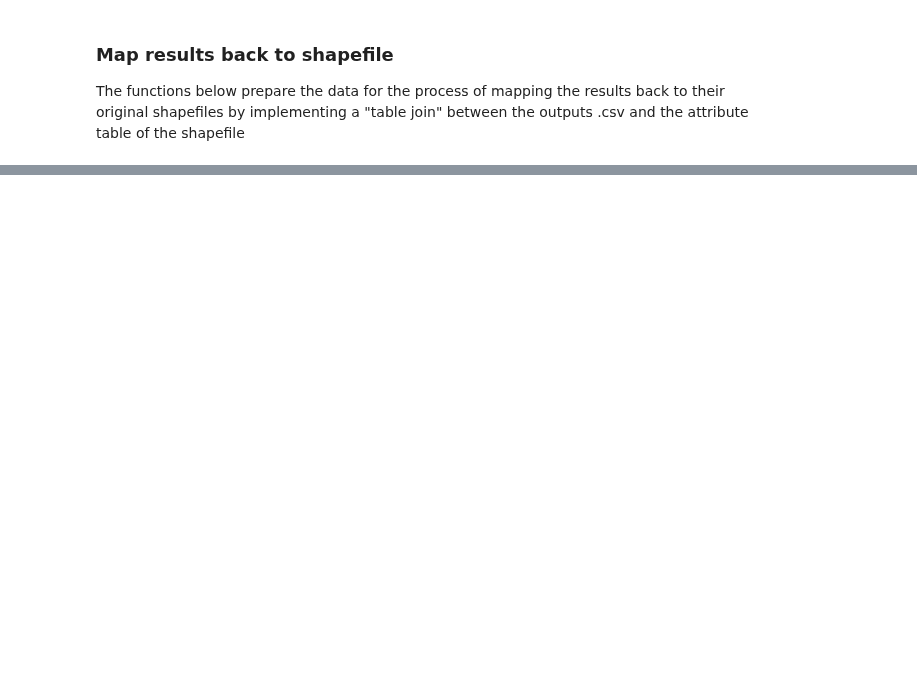
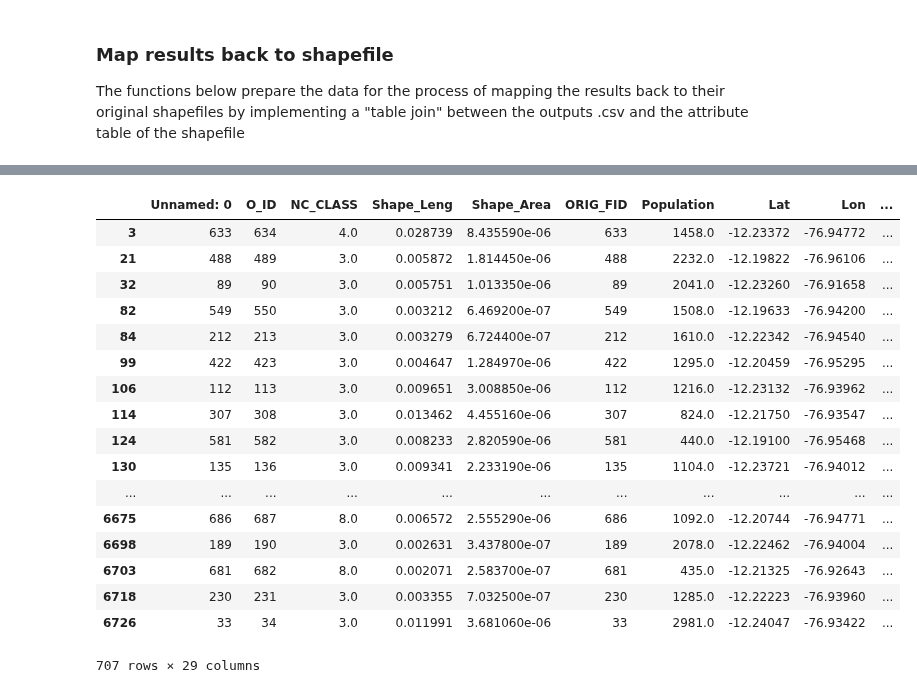
Before and after one commit to worldbank/GOST_PublicGoods, a Jupyter notebook: Implementations/Peru_Lima_Optimization/JupyterNotebooks/Step4 - Post accessibility analysis - data preparation and mapping of the OD.ipynb, the cells around one changed output, grey strips where cells are left out. Cells and saved outputs as stored; diff of their text form; code cells hidden in the pictures; blank space fills up the shorter version.

```diff
--- a/Implementations/Peru_Lima_Optimization/JupyterNotebooks/Step4 - Post accessibility analysis - data preparation and mapping of the OD.ipynb
+++ b/Implementations/Peru_Lima_Optimization/JupyterNotebooks/Step4 - Post accessibility analysis - data preparation and mapping of the OD.ipynb
@@ -16,15 +20,13 @@ import numpy as np
 # %%
 #define the paths to the origins, destinations and .pickle file
-pth = r'C:\Users\gost_\Desktop\lima\data\OD'
+#pth = r'C:\Users\gost_\Desktop\lima\data\OD'
+pth = r'../../../../lima_optimization_output'
 pckle = r'biggest_subg.pickle'
 walk_speed = 4
 WGS = {'init':'epsg:4326'}
 measure_crs = {'init':'epsg:32718'}
 # %%
 # read  file
-OD_name = r'output_gt_origins_destinations.csv'
-OD = pd.read_csv(os.path.join(pth, OD_name), sep=';')
-#OD = OD.rename(columns = {'Unnamed: 0':'O_ID'})
-OD_ = OD.set_index('O_ID')
-OD = OD_.replace([np.inf, -np.inf], np.nan)
-OD['Minimum'] = OD.loc[:,:].min(axis=1)
+OD_name = r'saved_OD.csv'
+OD = pd.read_csv(os.path.join(pth, OD_name), sep=',')
+OD = OD.rename(columns = {'Unnamed: 0':'O_ID'})
@@ -34,6 +60,6 @@ OD[:10]
 ### PREPARE ORIGIN FILE
 # set index to nearest node to match on the travel time from that node to nearest destination (OD['Minimum'])
 orig = pd.read_csv(os.path.join(pth, 'origins_snapped.csv'))
-orig = orig.rename({'ID':'OBJECTID'}, axis = 1) # rename ID column to 'OBJECTID'
+#orig = orig.rename({'ID':'OBJECTID'}, axis = 1) # rename ID column to 'OBJECTID'
 orig = orig.set_index('NN') # used for matching on the OD matrix
-orig[:10]
+orig[:5]
@@ -40,3 +73,0 @@ orig[:10]
-# %%
-orig['closest_hosp'] = OD['Minimum'] # here we match on closest hospital
-orig[:5]
@@ -43,3 +76,27 @@ orig[:5]
+# %%
+#need to relook at this
+#join works on the index as default
+join = orig.join(OD)
+join
+# %% [output]
+|  | Unnamed: 0 | O_ID | NC_CLASS | Shape_Leng | Shape_Area | ORIG_FID | Population | Lat | Lon | ... |
+| 3 | 633 | 634 | 4.0 | 0.028739 | 8.435590e-06 | 633 | 1458.0 | -12.23372 | -76.94772 | ... |
+| 21 | 488 | 489 | 3.0 | 0.005872 | 1.814450e-06 | 488 | 2232.0 | -12.19822 | -76.96106 | ... |
+| 32 | 89 | 90 | 3.0 | 0.005751 | 1.013350e-06 | 89 | 2041.0 | -12.23260 | -76.91658 | ... |
+| 82 | 549 | 550 | 3.0 | 0.003212 | 6.469200e-07 | 549 | 1508.0 | -12.19633 | -76.94200 | ... |
+| 84 | 212 | 213 | 3.0 | 0.003279 | 6.724400e-07 | 212 | 1610.0 | -12.22342 | -76.94540 | ... |
+| 99 | 422 | 423 | 3.0 | 0.004647 | 1.284970e-06 | 422 | 1295.0 | -12.20459 | -76.95295 | ... |
+| 106 | 112 | 113 | 3.0 | 0.009651 | 3.008850e-06 | 112 | 1216.0 | -12.23132 | -76.93962 | ... |
+| 114 | 307 | 308 | 3.0 | 0.013462 | 4.455160e-06 | 307 | 824.0 | -12.21750 | -76.93547 | ... |
+| 124 | 581 | 582 | 3.0 | 0.008233 | 2.820590e-06 | 581 | 440.0 | -12.19100 | -76.95468 | ... |
+| 130 | 135 | 136 | 3.0 | 0.009341 | 2.233190e-06 | 135 | 1104.0 | -12.23721 | -76.94012 | ... |
+| ... | ... | ... | ... | ... | ... | ... | ... | ... | ... | ... |
+| 6675 | 686 | 687 | 8.0 | 0.006572 | 2.555290e-06 | 686 | 1092.0 | -12.20744 | -76.94771 | ... |
+| 6698 | 189 | 190 | 3.0 | 0.002631 | 3.437800e-07 | 189 | 2078.0 | -12.22462 | -76.94004 | ... |
+| 6703 | 681 | 682 | 8.0 | 0.002071 | 2.583700e-07 | 681 | 435.0 | -12.21325 | -76.92643 | ... |
+| 6718 | 230 | 231 | 3.0 | 0.003355 | 7.032500e-07 | 230 | 1285.0 | -12.22223 | -76.93960 | ... |
+| 6726 | 33 | 34 | 3.0 | 0.011991 | 3.681060e-06 | 33 | 2981.0 | -12.24047 | -76.93422 | ... |
+707 rows × 29 columns
 # %%
 # add on walktime for time computation
 walkspeed = 4
```
Also changed, not shown: parts of 13 cells of this notebook, 2 other files.
